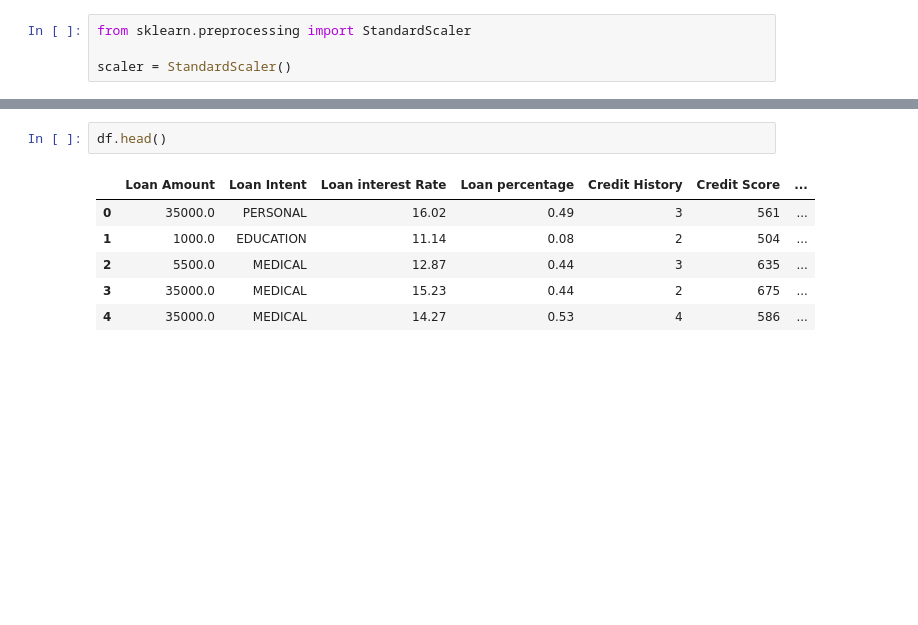
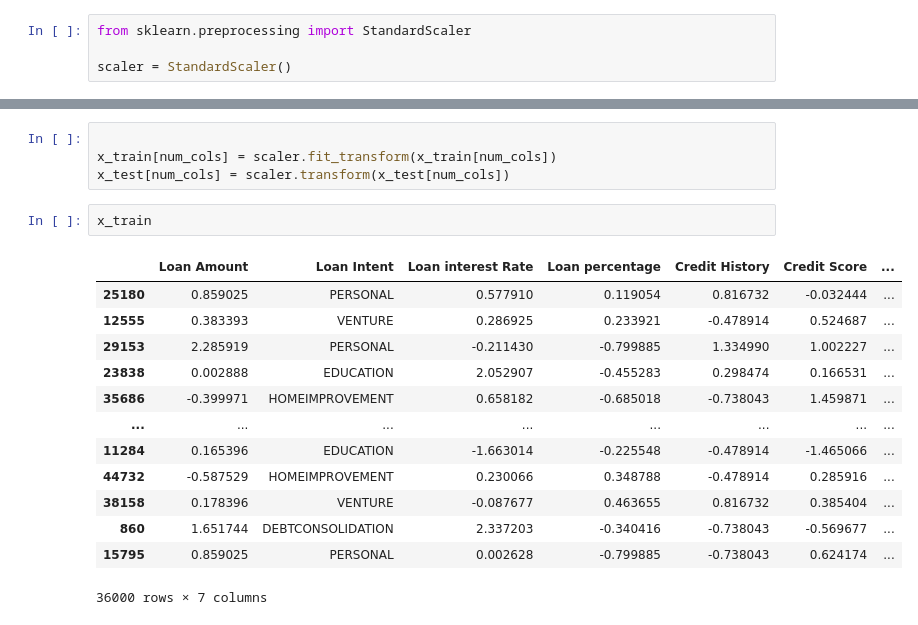
Before and after one commit to Muhammad-Musharraf/Machine-Learning, a Jupyter notebook: Loan_Approved_Prediction.ipynb, the cells around one changed output, grey strips where cells are left out. Cells and saved outputs as stored; diff of their text form; blank space fills up the shorter version.

```diff
--- a/Loan_Approved_Prediction.ipynb
+++ b/Loan_Approved_Prediction.ipynb
@@ -377,9 +342,20 @@ ValueError: could not convert string to float: 'PERSONAL'
-# %%
-df.head()
-# %% [output]
-|  | Loan Amount | Loan Intent | Loan interest Rate | Loan percentage | Credit History | Credit Score | ... |
-| 0 | 35000.0 | PERSONAL | 16.02 | 0.49 | 3 | 561 | ... |
-| 1 | 1000.0 | EDUCATION | 11.14 | 0.08 | 2 | 504 | ... |
-| 2 | 5500.0 | MEDICAL | 12.87 | 0.44 | 3 | 635 | ... |
-| 3 | 35000.0 | MEDICAL | 15.23 | 0.44 | 2 | 675 | ... |
-| 4 | 35000.0 | MEDICAL | 14.27 | 0.53 | 4 | 586 | ... |
+# %%
+
+x_train[num_cols] = scaler.fit_transform(x_train[num_cols])
+x_test[num_cols] = scaler.transform(x_test[num_cols])
+# %%
+x_train
+# %% [output]
+|  | Loan Amount | Loan Intent | Loan interest Rate | Loan percentage | Credit History | Credit Score | ... |
+| 25180 | 0.859025 | PERSONAL | 0.577910 | 0.119054 | 0.816732 | -0.032444 | ... |
+| 12555 | 0.383393 | VENTURE | 0.286925 | 0.233921 | -0.478914 | 0.524687 | ... |
+| 29153 | 2.285919 | PERSONAL | -0.211430 | -0.799885 | 1.334990 | 1.002227 | ... |
+| 23838 | 0.002888 | EDUCATION | 2.052907 | -0.455283 | 0.298474 | 0.166531 | ... |
+| 35686 | -0.399971 | HOMEIMPROVEMENT | 0.658182 | -0.685018 | -0.738043 | 1.459871 | ... |
+| ... | ... | ... | ... | ... | ... | ... | ... |
+| 11284 | 0.165396 | EDUCATION | -1.663014 | -0.225548 | -0.478914 | -1.465066 | ... |
+| 44732 | -0.587529 | HOMEIMPROVEMENT | 0.230066 | 0.348788 | -0.478914 | 0.285916 | ... |
+| 38158 | 0.178396 | VENTURE | -0.087677 | 0.463655 | 0.816732 | 0.385404 | ... |
+| 860 | 1.651744 | DEBTCONSOLIDATION | 2.337203 | -0.340416 | -0.738043 | -0.569677 | ... |
+| 15795 | 0.859025 | PERSONAL | 0.002628 | -0.799885 | -0.738043 | 0.624174 | ... |
+36000 rows × 7 columns
```
Also changed, not shown: parts of 7 cells of this notebook.
